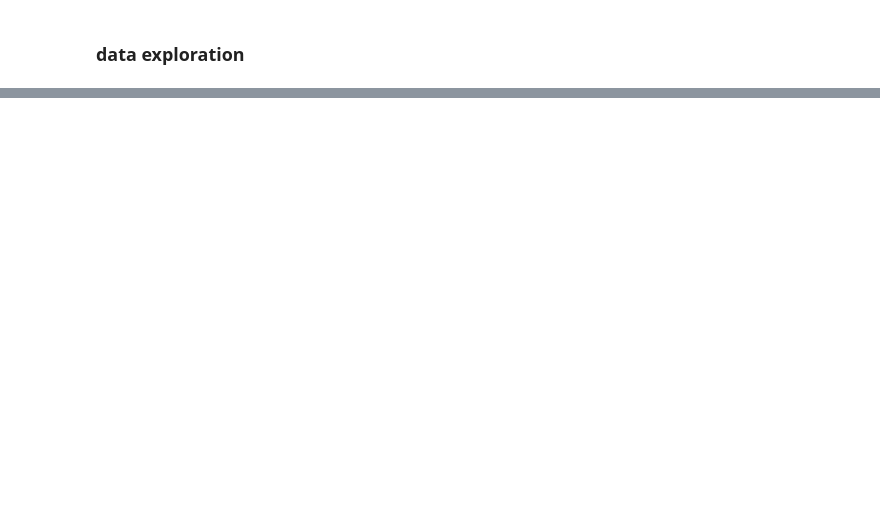
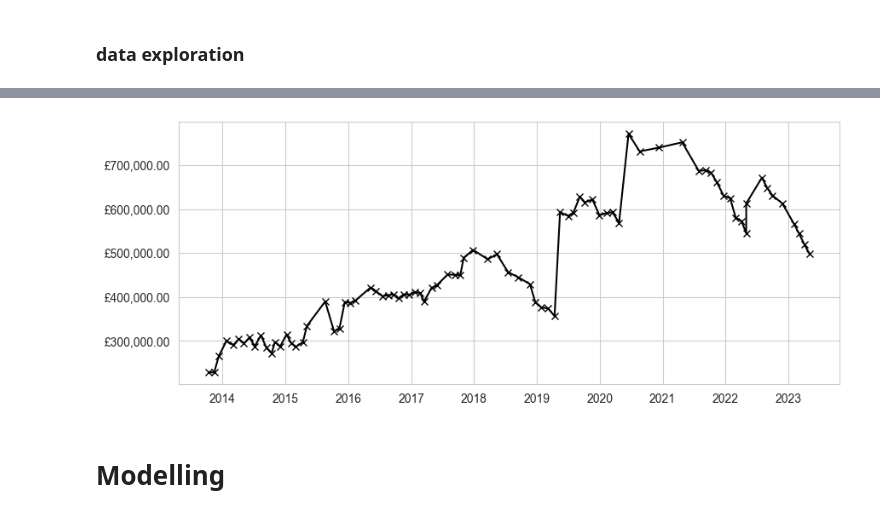
Before and after one commit to leslieDLcy/GP4SME, a Jupyter notebook: notebooks/test101.ipynb, the cells around one changed output, grey strips where cells are left out. Saved outputs shown, nothing was run; the diff lists cells and outputs as text; code cells hidden in the pictures; blank space fills up the shorter version.

```diff
--- a/notebooks/test101.ipynb
+++ b/notebooks/test101.ipynb
@@ -248,5 +293,7 @@ plt.show()
 # data_clean['totalU'].plot()
 # %%
 fig, ax  = plt.subplots(figsize=(10, 4))
-ax.plot(data_clean.index, data_clean['totalU'], 'b-x')
+ax.plot(data_clean.index, data_clean['totalU'], 'k-x')
 ax.yaxis.set_major_formatter('£{x:,.2f}')
+# %% [output]
+[figure, added]
@@ -255,2 +300,4 @@ ax.yaxis.set_major_formatter('£{x:,.2f}')
+# %% [markdown]
+# Modelling
 # %%
 ## GP modelling
```
Also changed, not shown: parts of 37 cells of this notebook, 1 other file.
